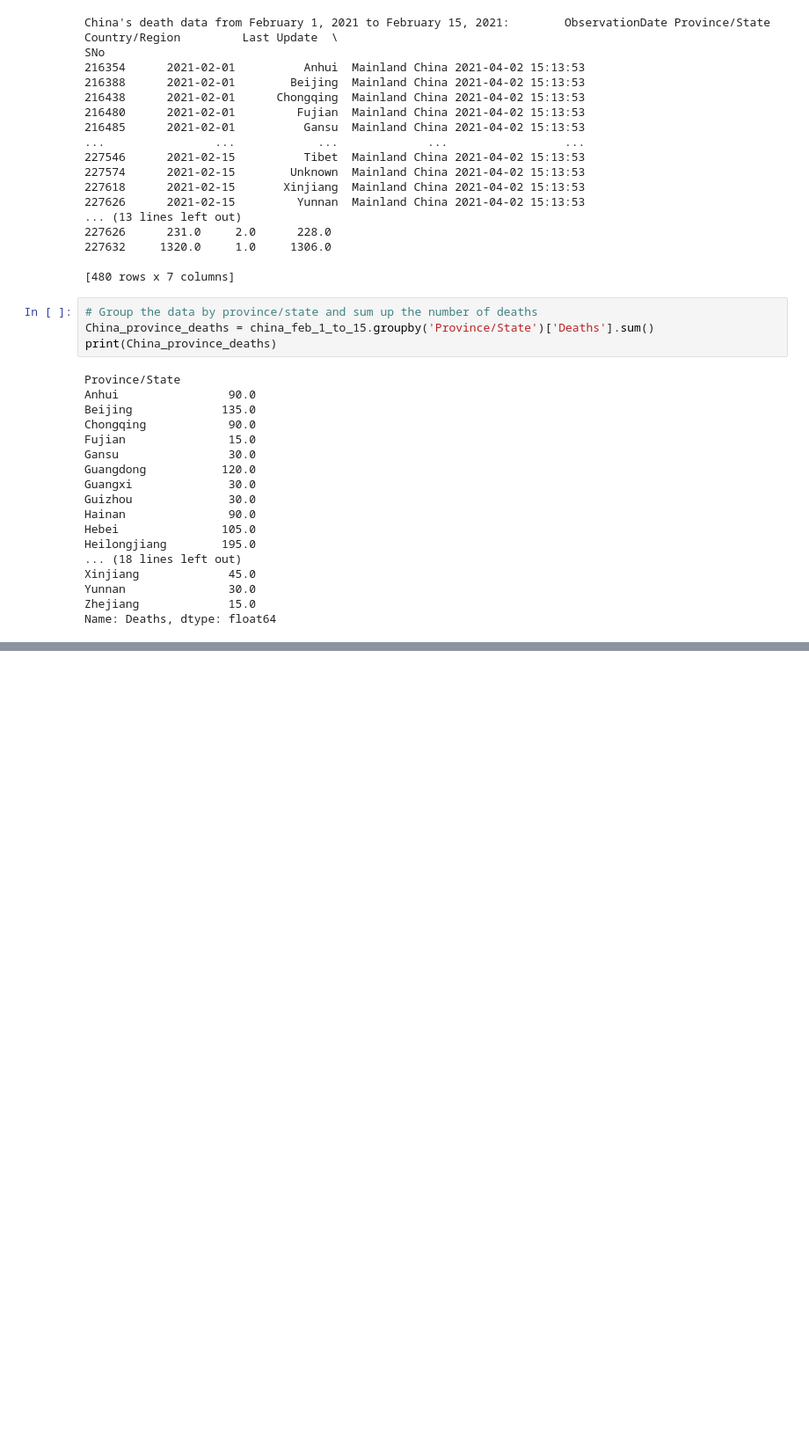
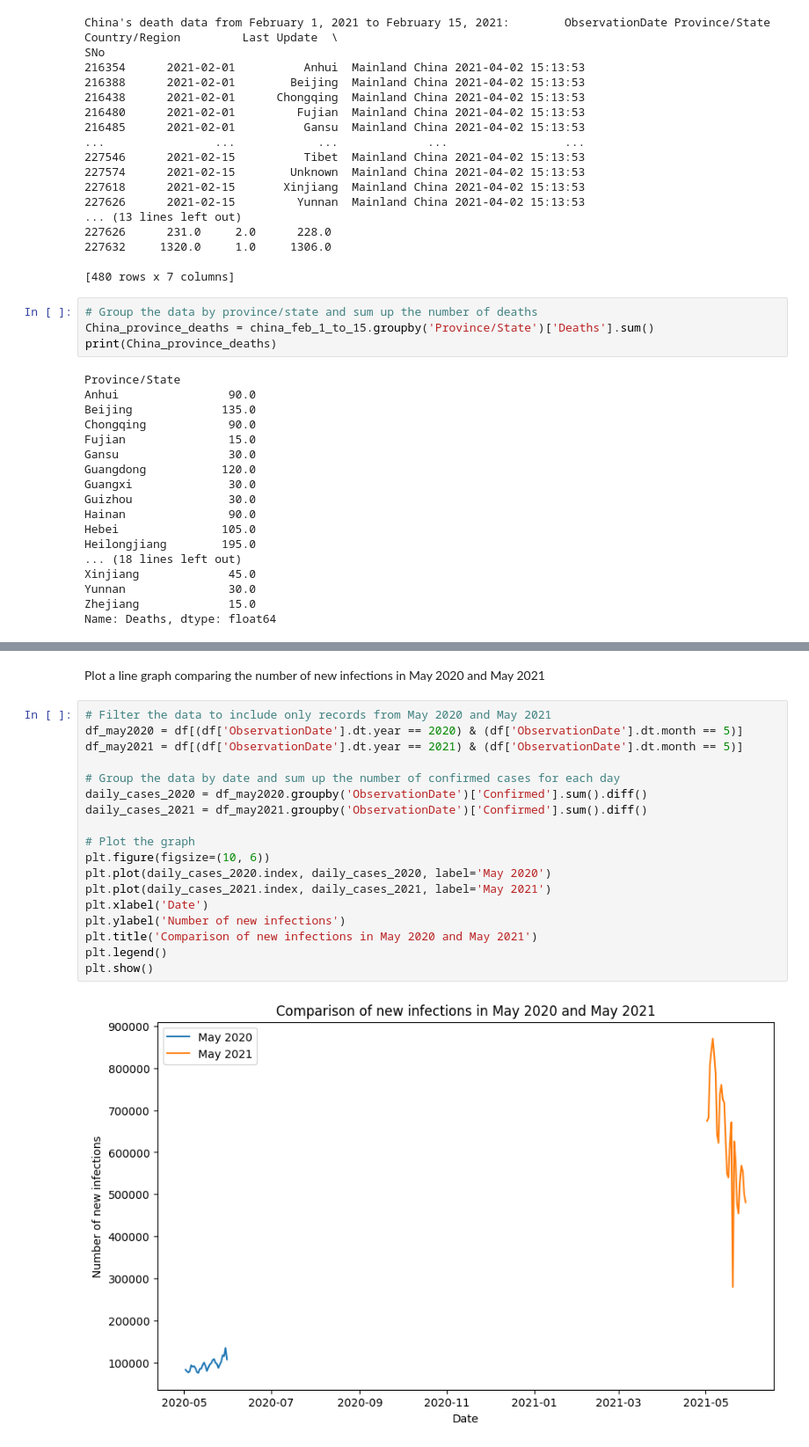
Before and after one commit to huuhieunguyen/Data-Science, a Jupyter notebook: Lab1/main.ipynb, the cells around one changed output, grey strips where cells are left out. Shown at 88% size. Drawn from its saved outputs; the diff is of its cells as text; blank space fills up the shorter version.

```diff
--- a/Lab1/main.ipynb
+++ b/Lab1/main.ipynb
@@ -417,0 +447,22 @@ Name: Deaths, dtype: float64
+# %% [markdown]
+Plot a line graph comparing the number of new infections in May 2020 and May 2021
+# %%
+# Filter the data to include only records from May 2020 and May 2021
+df_may2020 = df[(df['ObservationDate'].dt.year == 2020) & (df['ObservationDate'].dt.month == 5)]
+df_may2021 = df[(df['ObservationDate'].dt.year == 2021) & (df['ObservationDate'].dt.month == 5)]
+
+# Group the data by date and sum up the number of confirmed cases for each day
+daily_cases_2020 = df_may2020.groupby('ObservationDate')['Confirmed'].sum().diff()
+daily_cases_2021 = df_may2021.groupby('ObservationDate')['Confirmed'].sum().diff()
+
+# Plot the graph
+plt.figure(figsize=(10, 6))
+plt.plot(daily_cases_2020.index, daily_cases_2020, label='May 2020')
+plt.plot(daily_cases_2021.index, daily_cases_2021, label='May 2021')
+plt.xlabel('Date')
+plt.ylabel('Number of new infections')
+plt.title('Comparison of new infections in May 2020 and May 2021')
+plt.legend()
+plt.show()
+# %% [output]
+[figure, added]
```
Also changed, not shown: parts of 5 cells of this notebook.
